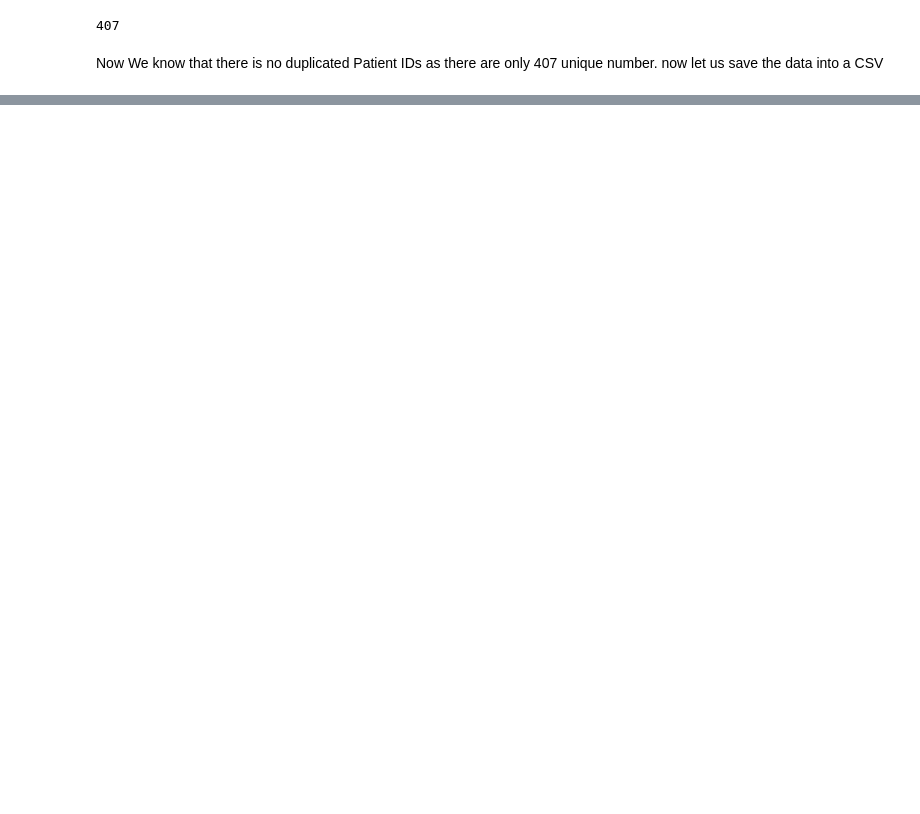
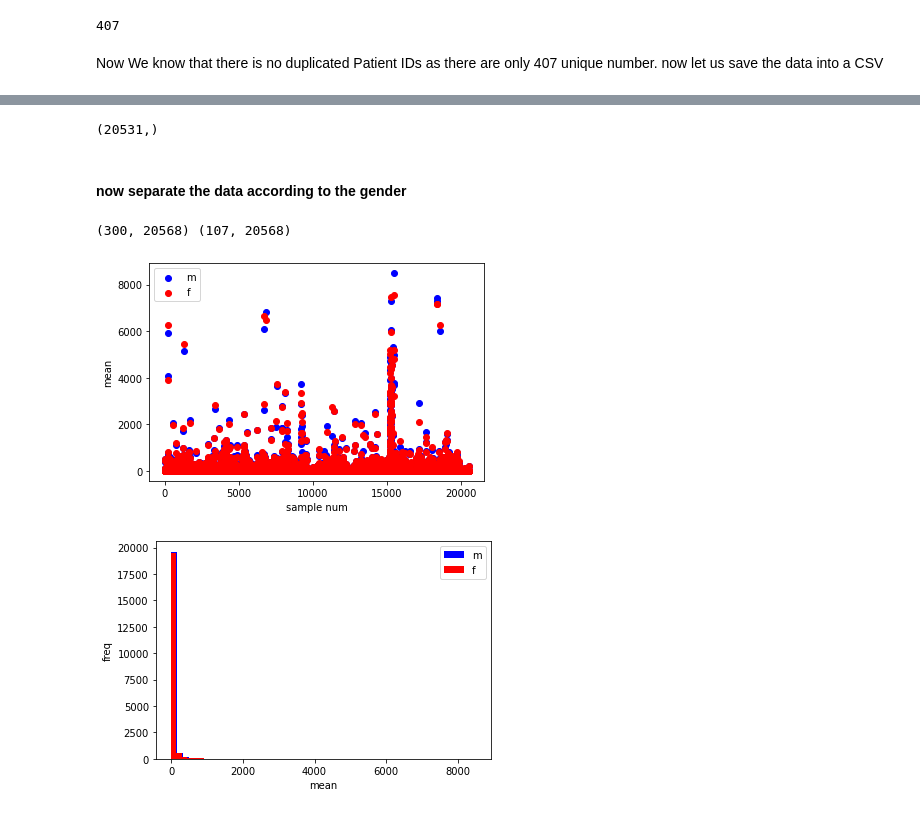
Before and after one commit to EslamHussein55/bladder_cancer, a Jupyter notebook: source/data_preparation.ipynb, the cells around one changed output, grey strips where cells are left out. Drawn from its saved outputs; the diff is of its cells as text; code cells hidden in the pictures; blank space fills up the shorter version.

Commit message:
adding graphs

```diff
--- a/source/data_preparation.ipynb
+++ b/source/data_preparation.ipynb
@@ -134,4 +135,5 @@ TCGA-2F-A9KO
 # %% [markdown]
 ### now let us check duplicates
 # %%
-nodup = df_mrna_t[~df_mrna_t["PATIENT_ID"].duplicated()]
+nodup_mrna_t = df_mrna_t[~df_mrna_t["PATIENT_ID"].duplicated(keep='first')]
+nodup_mrna_t.shape
@@ -161,7 +165,7 @@ df_mrna_t.loc[df_mrna_t['is_dup'] == True]
 # %% [markdown]
 ### Merge
 # %%
-df = pd.merge(df_cp, df_mrna_t, on="PATIENT_ID", how="inner")
+df = pd.merge(df_cp, nodup_mrna_t, on="PATIENT_ID", how="inner")
 # %%
 print(df.shape)
 df.head(5)
@@ -185,0 +204,43 @@ df.to_csv('data/data.csv')
+# %%
+mean.shape
+# %% [output]
+(20531,)
+# %% [markdown]
+#### now separate the data according to the gender
+# %%
+df_m = df.loc[df['SEX'] == "Male"]
+df_f = df.loc[df['SEX'] == "Female"]
+print(df_m.shape, df_f.shape)
+# %% [output]
+(300, 20568) (107, 20568)
+# %%
+df_m_mrna = df_m.iloc[: , 37:-1]
+df_f_mrna = df_f.iloc[: , 37:-1]
+
+mean_m = df_m_mrna.mean(axis=0)
+std_m = df_m_mrna.std(axis=0)
+skew_m = df_m_mrna.skew(axis=0)
+
+
+mean_f = df_f_mrna.mean(axis=0)
+std_f = df_f_mrna.std(axis=0)
+skew_f = df_f_mrna.skew(axis=0)
+# %%
+plt.scatter(np.arange(0,len(mean_m)), mean_m, color = 'blue', label='m')
+plt.scatter(np.arange(0,len(mean_m)), mean_f, color = 'red', label = 'f')
+
+plt.xlabel('sample num')
+plt.ylabel('mean')
+plt.legend()
+plt.show()
+
+plt.hist(mean_m, bins = 50, color = 'blue', label='m' )
+plt.hist(mean_f, bins = 50, color = 'red', label='f' )
+
+plt.xlabel('mean')
+plt.ylabel('freq')
+plt.legend()
+plt.show()
+# %% [output]
+[figure, added]
+[figure, added]
```
Also changed, not shown: parts of 19 cells of this notebook.
